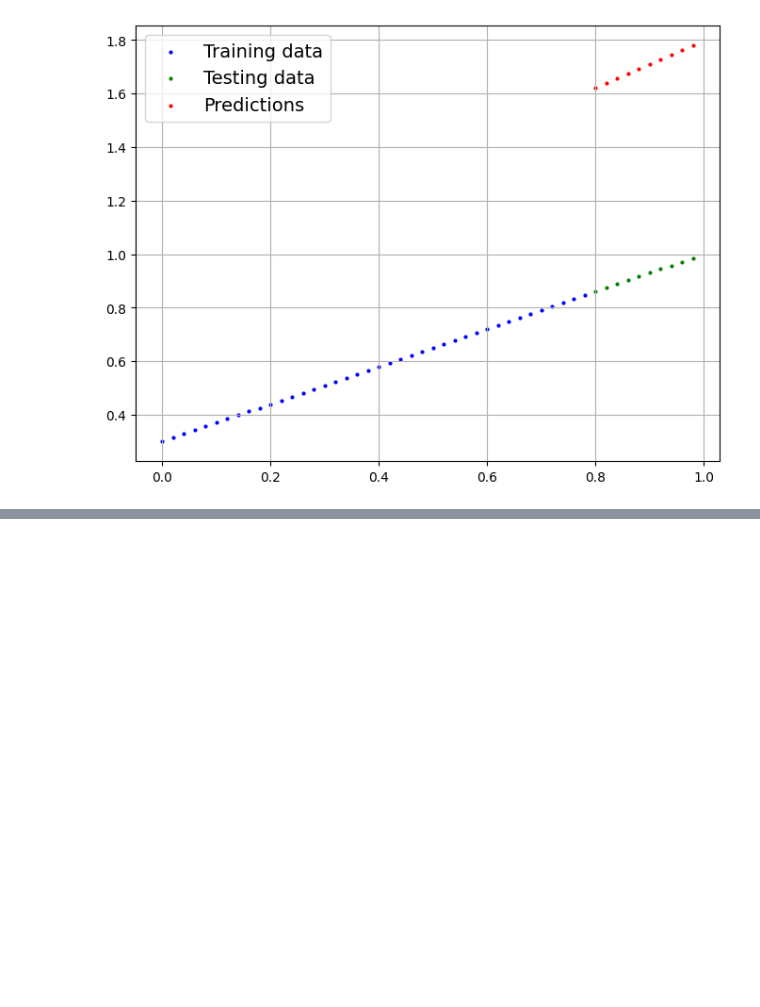
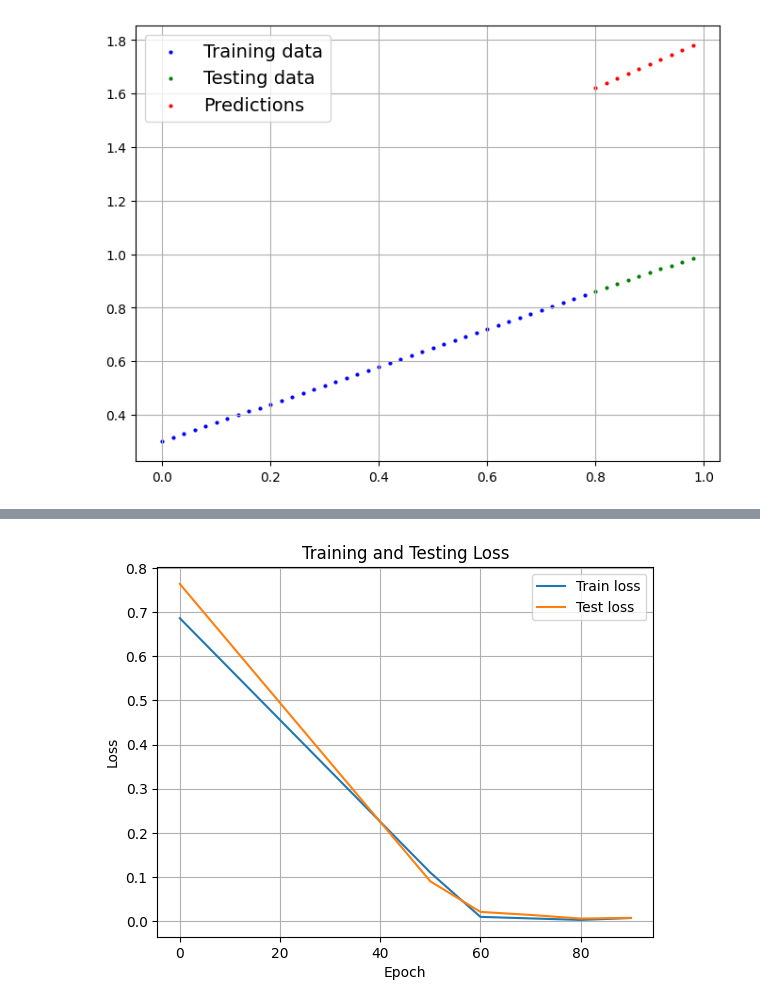
Before and after one commit to ZyWang7/PyTorch-for-DL-ML, a Jupyter notebook: 01_PyTorch_Workflow.ipynb, the cells around one changed output, grey strips where cells are left out. Cells and saved outputs as stored; diff of their text form; code cells hidden in the pictures; blank space fills up the shorter version.

Commit message:
Train the model

```diff
--- a/01_PyTorch_Workflow.ipynb
+++ b/01_PyTorch_Workflow.ipynb
@@ -199,0 +214,6 @@ plot_predictions(predictions=y_preds)
+# %%
+# set up a loss function
+loss_func = nn.L1Loss()
+
+# set up a optimizer
+optimizer = torch.optim.SGD(model_0.parameters(), lr=0.01)      # learning rate
@@ -199,0 +312,19 @@ plot_predictions(predictions=y_preds)
+# %%
+# plot the loss curves
+import numpy as np
+
+# convert tensor to numpy array
+train = np.array(torch.tensor(train_loss).numpy())
+test = np.array(torch.tensor(test_loss).numpy())
+
+plt.plot(epoch_count, train, label='Train loss')
+plt.plot(epoch_count, test, label='Test loss')
+
+plt.title('Training and Testing Loss')
+plt.xlabel('Epoch')
+plt.ylabel('Loss')
+
+plt.legend()
+plt.grid()
+# %% [output]
+[figure, added]
```
Also changed, not shown: parts of 6 cells of this notebook.
